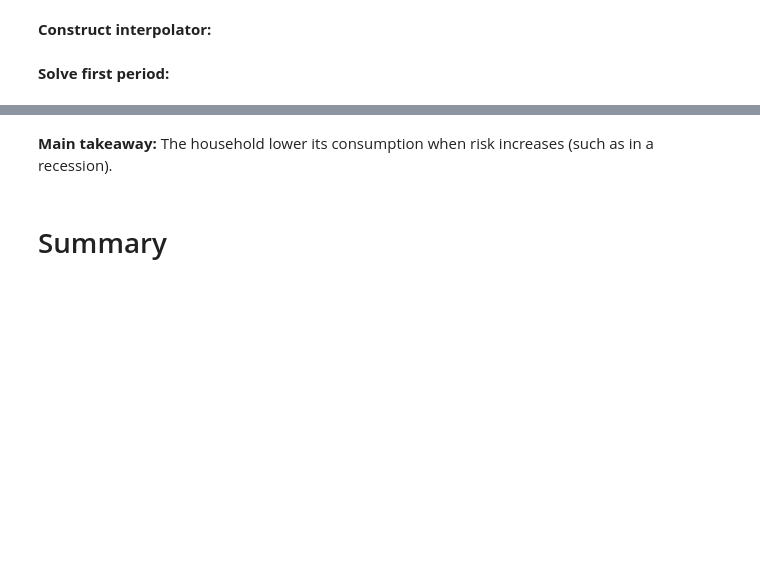
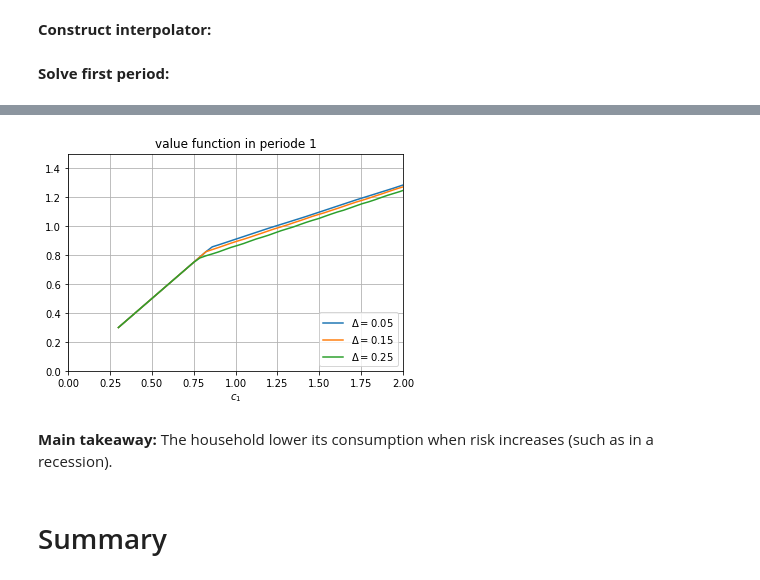
Before and after one commit to NumEconCopenhagen/lectures-2019, a Jupyter notebook: 10/Numerical_optimization.ipynb, the cells around one changed output, grey strips where cells are left out. Cells and saved outputs as stored; diff of their text form; code cells hidden in the pictures; blank space fills up the shorter version.

```diff
--- a/10/Numerical_optimization.ipynb
+++ b/10/Numerical_optimization.ipynb
@@ -1010,32 +1014,34 @@ ax.set_title('value function in periode 1');
 # %%
 def solve(rho,beta,r,Delta,nu,kappa):
 
     # a. solve period 2
-    m2_vec,v2_vec,c2_vec = solve_period_2(rho,nu,kappa)
+    m2_vec,v2_vec,c2_vec = solve_period_2(rho,nu,kappa,Delta)
 
     # b. construct interpolator
     v2_interp = interpolate.RegularGridInterpolator((m2_vec,), v2_vec)
 
     # b. solve period 1
     m1_vec,v1_vec,c1_vec = solve_period_1(rho,beta,r,Delta,v2_interp)
 
     return m1_vec,c1_vec
 
 fig = plt.figure()
 ax = fig.add_subplot(1,1,1)
 
 for Delta in [0.05,0.15,0.25]:
     m1_vec,c1_vec = solve(rho,beta,r,Delta,nu,kappa)
 
     ax.plot(m1_vec,c1_vec,label=f'$\Delta = {Delta}$')
 
 ax.legend(loc='lower right')
 ax.grid()
 ax.set_xlabel('$m_1$')
 ax.set_xlabel('$c_1$')
 ax.set_title('value function in periode 1')
 ax.set_xlim([0,2])
 ax.set_ylim([0,1.5]);
+# %% [output]
+[figure, added]
 # %% [markdown]
 **Main takeaway:** The household lower its consumption when risk increases (such as in a recession).
 # %% [markdown]
```
Also changed, not shown: parts of 3 cells of this notebook.
